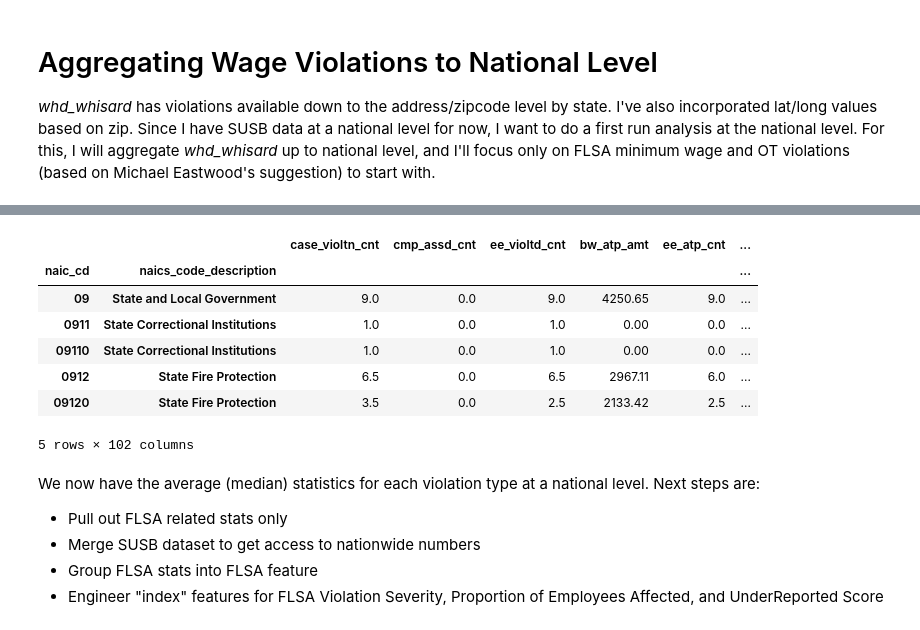
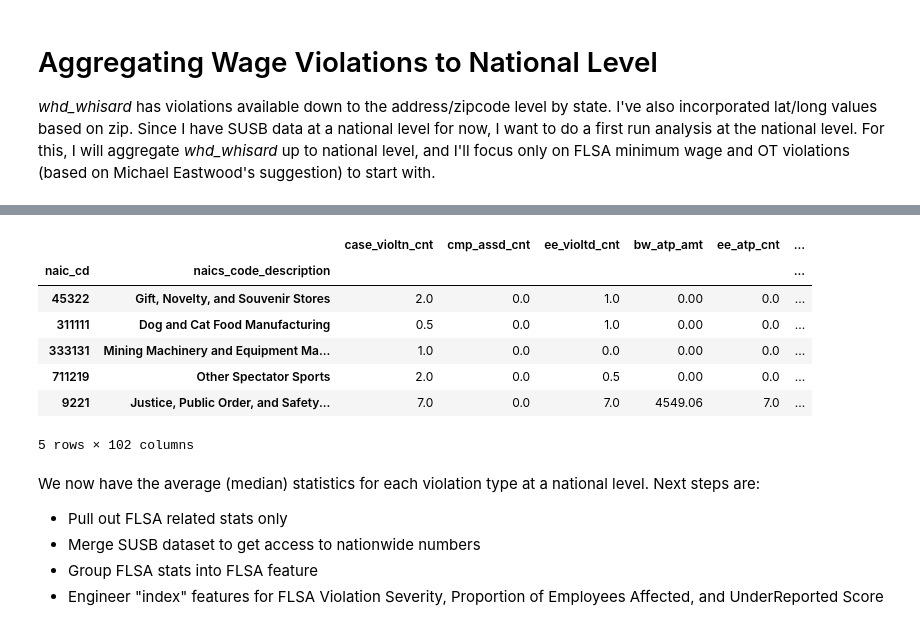
Before and after one commit to ashirwad08/DOL-wage-theft, a Jupyter notebook: notebooks/WHD_NAICS_nationwide_analysis.ipynb, the cells around one changed output, grey strips where cells are left out. Drawn from its saved outputs; the diff is of its cells as text; code cells hidden in the pictures.

```diff
--- a/notebooks/WHD_NAICS_nationwide_analysis.ipynb
+++ b/notebooks/WHD_NAICS_nationwide_analysis.ipynb
@@ -77,4 +77,4 @@ SUSB2007_grps.to_pickle('./../pickles/SUSB2007_nationwide_agg.pkl')
 
 *whd_whisard* has violations available down to the address/zipcode level by state. I've also incorporated lat/long values based on zip. Since I have SUSB data at a national level for now, I want to do a first run analysis at the national level. For this, I will aggregate *whd_whisard* up to national level, and I'll focus only on FLSA minimum wage and OT violations (based on Michael Eastwood's suggestion) to start with.
 # %%
-whd_whisard = pd.read_csv('/Users/ash/Downloads/wage theft datasets/whd_whisard.csv', low_memory=False)
+whd_whisard1 = pd.read_csv('/Users/ash/Downloads/wage theft datasets/whd_whisard.csv', low_memory=False)
@@ -139,17 +159,17 @@ ntnl_naics_mdn_vltns = pd.merge(ntnl_naics_mdn_vltns,
 # %%
 # also add to this the total number of observations for each NAICS.
 # ntnl_naics_mdn_vltns = pd.concat([ntnl_naics_mdn_vltns, whd_whisard.groupby(by=nat_nodes).size()], axis=1, ignore_index=True)
-# %%
-ntnl_naics_mdn_vltns.head()
-# %% [output]
-|  |  | case_violtn_cnt | cmp_assd_cnt | ee_violtd_cnt | bw_atp_amt | ee_atp_cnt | ... |
-| naic_cd | naics_code_description |  |  |  |  |  | ... |
-| 09 | State and Local Government | 9.0 | 0.0 | 9.0 | 4250.65 | 9.0 | ... |
-| 0911 | State Correctional Institutions | 1.0 | 0.0 | 1.0 | 0.00 | 0.0 | ... |
-| 09110 | State Correctional Institutions | 1.0 | 0.0 | 1.0 | 0.00 | 0.0 | ... |
-| 0912 | State Fire Protection | 6.5 | 0.0 | 6.5 | 2967.11 | 6.0 | ... |
-| 09120 | State Fire Protection | 3.5 | 0.0 | 2.5 | 2133.42 | 2.5 | ... |
-5 rows × 102 columns
+# %%
+ntnl_naics_mdn_vltns.sample(5)
+# %% [output]
+|  |  | case_violtn_cnt | cmp_assd_cnt | ee_violtd_cnt | bw_atp_amt | ee_atp_cnt | ... |
+| naic_cd | naics_code_description |  |  |  |  |  | ... |
+| 45322 | Gift, Novelty, and Souvenir Stores | 2.0 | 0.0 | 1.0 | 0.00 | 0.0 | ... |
+| 311111 | Dog and Cat Food Manufacturing | 0.5 | 0.0 | 1.0 | 0.00 | 0.0 | ... |
+| 333131 | Mining Machinery and Equipment Ma... | 1.0 | 0.0 | 0.0 | 0.00 | 0.0 | ... |
+| 711219 | Other Spectator Sports | 2.0 | 0.0 | 0.5 | 0.00 | 0.0 | ... |
+| 9221 | Justice, Public Order, and Safety... | 7.0 | 0.0 | 7.0 | 4549.06 | 7.0 | ... |
+5 rows × 102 columns
 # %%
 ntnl_naics_mdn_vltns.to_pickle('./../pickles/ntnl_naics_mdn_vltns.pkl')
 # %% [markdown]
```
Also changed, not shown: parts of 15 cells of this notebook, 25 other files.
